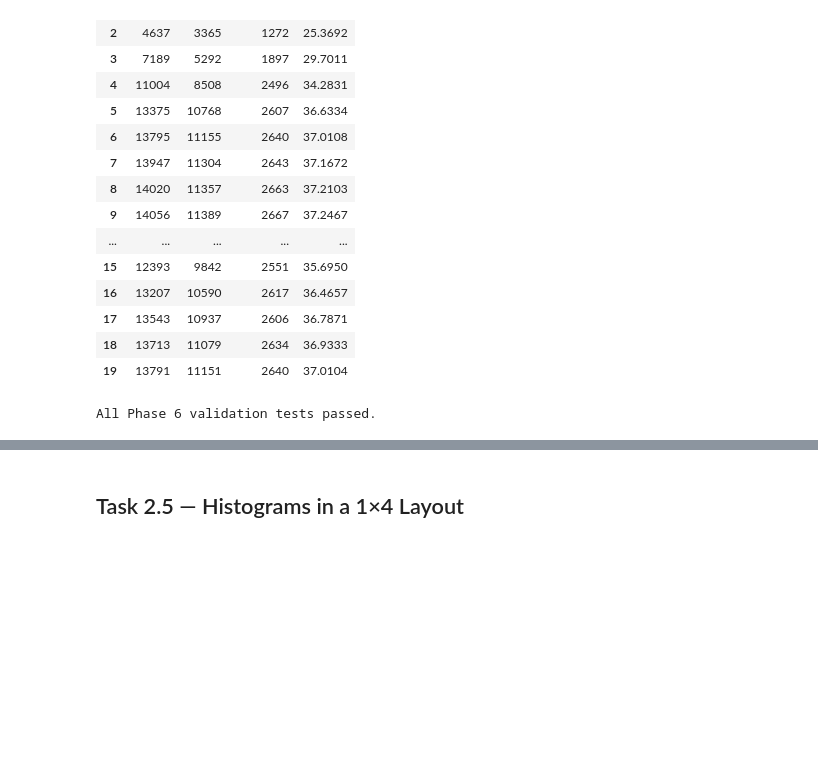
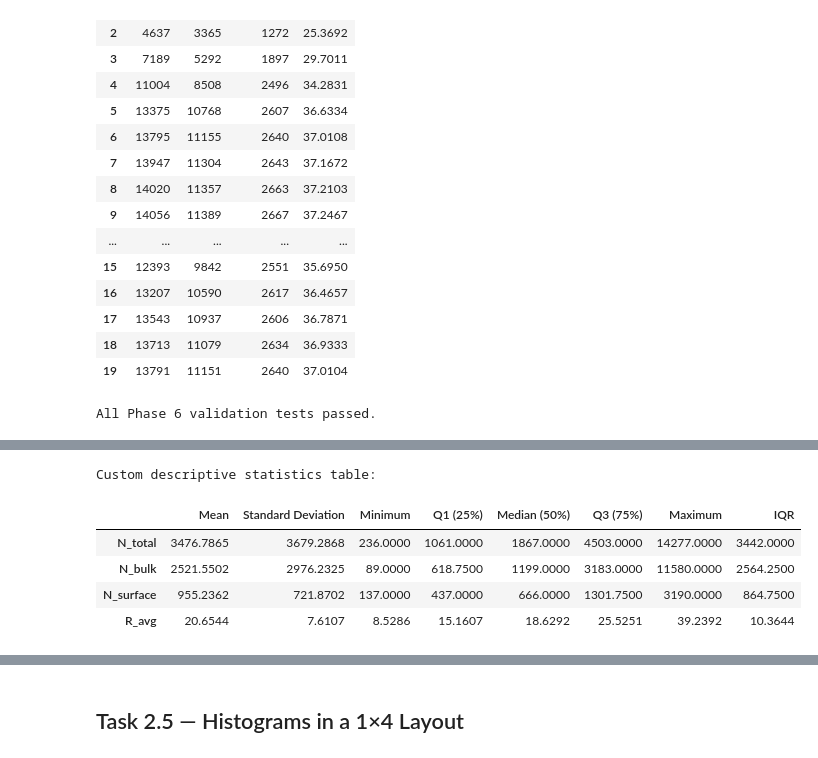
Before and after one commit to ramzymhafeel/SE4050-Deep-Learning-Lab-01, a Jupyter notebook: notebooks/SE4050_Lab01_Task2.ipynb, the cells around one changed output, grey strips where cells are left out. Saved outputs shown, nothing was run; the diff lists cells and outputs as text; code cells hidden in the pictures; blank space fills up the shorter version.

```diff
--- a/notebooks/SE4050_Lab01_Task2.ipynb
+++ b/notebooks/SE4050_Lab01_Task2.ipynb
@@ -451,0 +633,26 @@ All Phase 6 validation tests passed.
+# %%
+custom_statistics = pd.DataFrame({
+    "Mean": statistics_df.mean(),
+    "Standard Deviation": statistics_df.std(),
+    "Minimum": statistics_df.min(),
+    "Q1 (25%)": statistics_df.quantile(0.25),
+    "Median (50%)": statistics_df.quantile(0.50),
+    "Q3 (75%)": statistics_df.quantile(0.75),
+    "Maximum": statistics_df.max()
+})
+
+custom_statistics["IQR"] = (
+    custom_statistics["Q3 (75%)"]
+    - custom_statistics["Q1 (25%)"]
+)
+
+print("Custom descriptive statistics table:")
+
+display(custom_statistics.round(4))
+# %% [output]
+Custom descriptive statistics table:
+|  | Mean | Standard Deviation | Minimum | Q1 (25%) | Median (50%) | Q3 (75%) | Maximum | IQR |
+| N_total | 3476.7865 | 3679.2868 | 236.0000 | 1061.0000 | 1867.0000 | 4503.0000 | 14277.0000 | 3442.0000 |
+| N_bulk | 2521.5502 | 2976.2325 | 89.0000 | 618.7500 | 1199.0000 | 3183.0000 | 11580.0000 | 2564.2500 |
+| N_surface | 955.2362 | 721.8702 | 137.0000 | 437.0000 | 666.0000 | 1301.7500 | 3190.0000 | 864.7500 |
+| R_avg | 20.6544 | 7.6107 | 8.5286 | 15.1607 | 18.6292 | 25.5251 | 39.2392 | 10.3644 |
```
Also changed, not shown: parts of 24 cells of this notebook.
